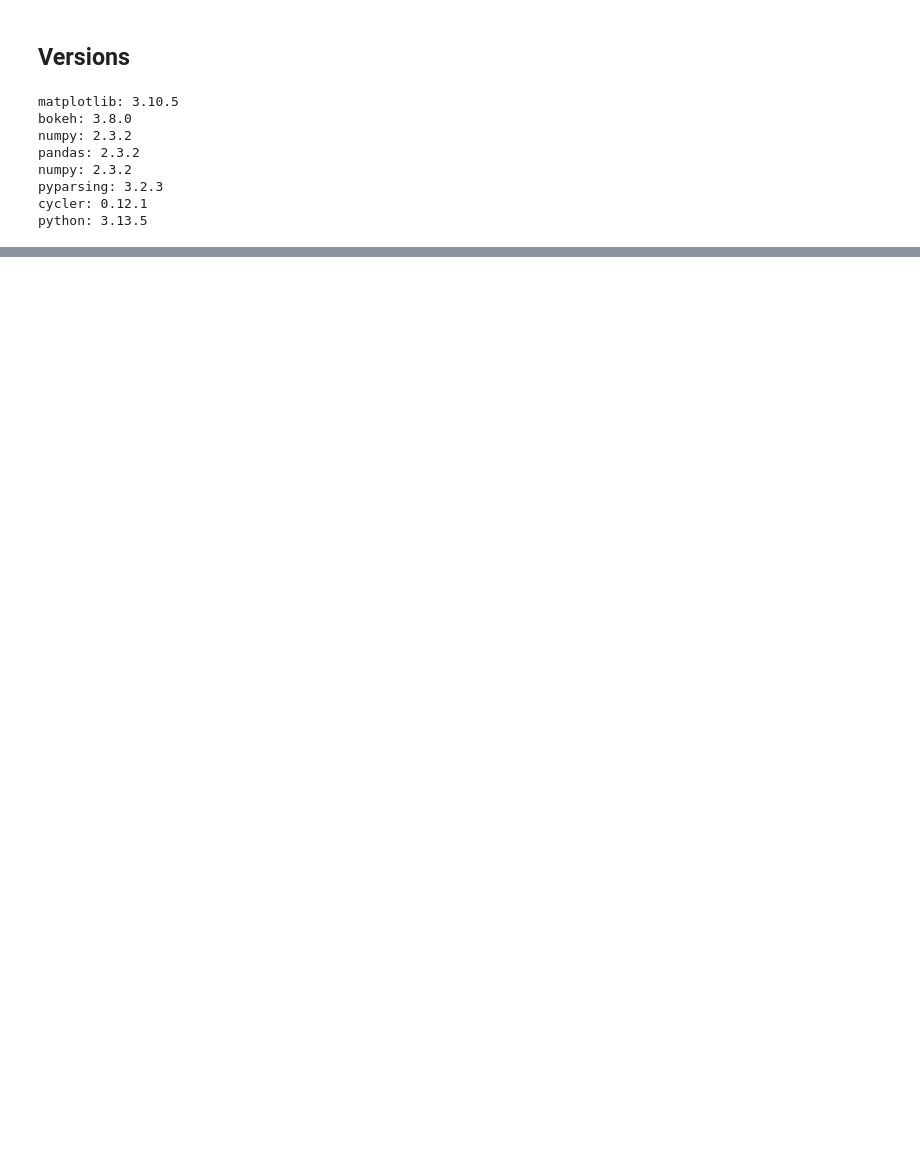
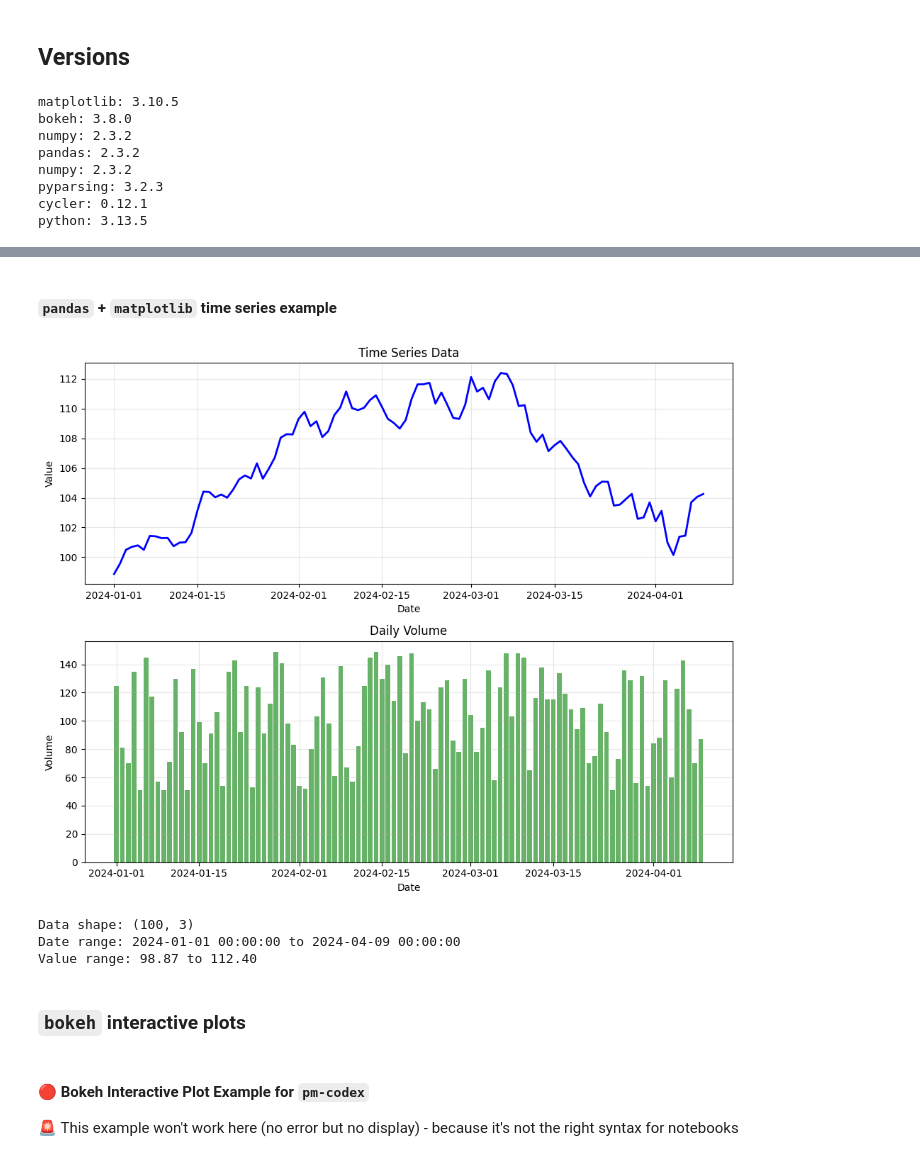
Before and after one commit to pointcarre-app/maths.pm, a Jupyter notebook: pms/dataviz2/files/99_test_consistency_codex_jupyter_local.ipynb, the cells around one changed output, grey strips where cells are left out. Drawn from its saved outputs; the diff is of its cells as text; code cells hidden in the pictures; blank space fills up the shorter version.

Commit message:
bokeh all around done

```diff
--- a/pms/dataviz2/files/99_test_consistency_codex_jupyter_local.ipynb
+++ b/pms/dataviz2/files/99_test_consistency_codex_jupyter_local.ipynb
@@ -86,0 +159,54 @@ python: 3.13.5
+# %% [markdown]
+#### `pandas` + `matplotlib` time series example
+# %%
+import pandas as pd
+import matplotlib.pyplot as plt
+import numpy as np
+import warnings
+import matplotlib
+
+# Suppress matplotlib font warnings for cleaner output
+warnings.filterwarnings('ignore', message='findfont: Generic family')
+matplotlib.rcParams['font.family'] = 'DejaVu Sans'  # Use available fallback font
+
+# Create sample time series data
+dates = pd.date_range('20240101', periods=100)
+df = pd.DataFrame({
+  'date': dates,
+  'value': np.random.randn(100).cumsum() + 100,
+  'volume': np.random.randint(50, 150, 100)
+})
+
+# Create subplots
+fig, (ax1, ax2) = plt.subplots(2, 1, figsize=(10, 8))
+
+# Plot time series
+ax1.plot(df['date'], df['value'], 'b-', linewidth=2)
+ax1.set_title('Time Series Data')
+ax1.set_xlabel('Date')
+ax1.set_ylabel('Value')
+ax1.grid(True, alpha=0.3)
+
+# Plot volume bars
+ax2.bar(df['date'], df['volume'], color='green', alpha=0.6)
+ax2.set_title('Daily Volume')
+ax2.set_xlabel('Date')
+ax2.set_ylabel('Volume')
+ax2.grid(True, alpha=0.3)
+
+plt.tight_layout()
+plt.show()
+
+print(f"Data shape: {df.shape}")
+print(f"Date range: {df['date'].min()} to {df['date'].max()}")
+print(f"Value range: {df['value'].min():.2f} to {df['value'].max():.2f}")
+# %% [output]
+[figure, added]
+Data shape: (100, 3)
+Date range: 2024-01-01 00:00:00 to 2024-04-09 00:00:00
+Value range: 98.87 to 112.40
+# %% [markdown]
+### `bokeh` interactive plots
+# %% [markdown]
+#### 🔴 Bokeh Interactive Plot Example for `pm-codex`
+🚨 This example won't work here (no error but no display) - because it's not the right syntax for notebooks
```
Also changed, not shown: parts of 22 cells of this notebook, 7 other files.
